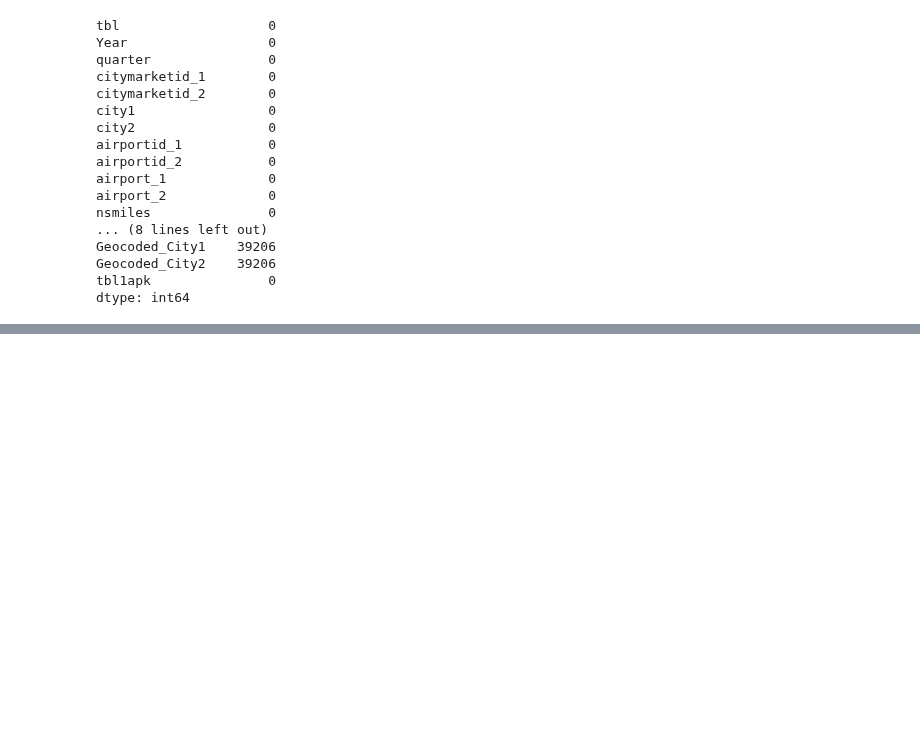
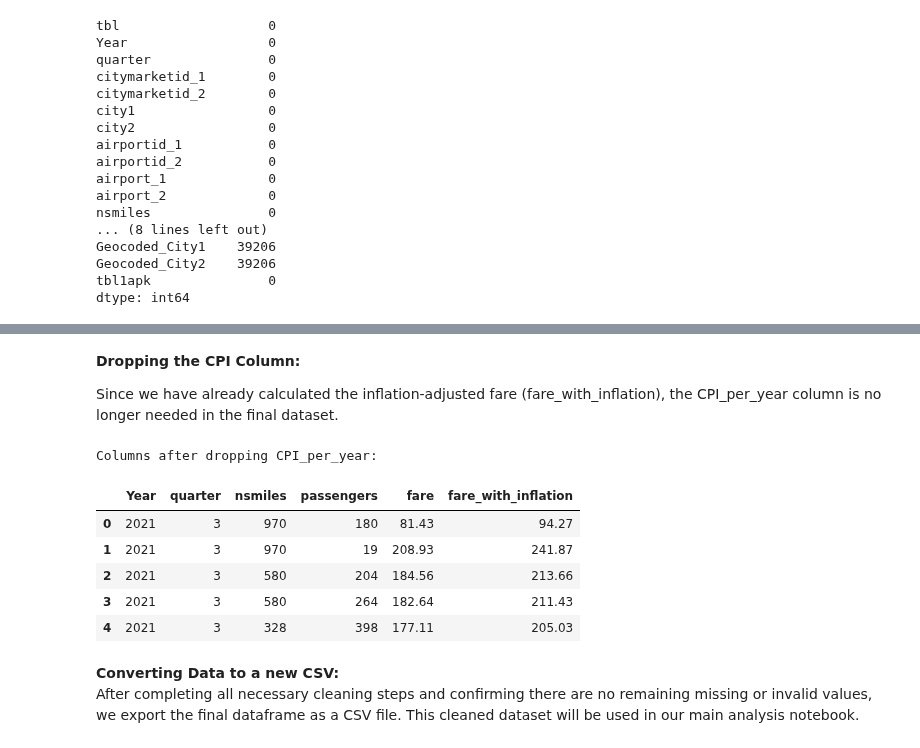
Before and after one commit to RamirezDevOps/us-airfare-trend-analysis, a Jupyter notebook: dataCleaning.ipynb, the cells around one changed output, grey strips where cells are left out. Drawn from its saved outputs; the diff is of its cells as text; code cells hidden in the pictures; blank space fills up the shorter version.

```diff
--- a/dataCleaning.ipynb
+++ b/dataCleaning.ipynb
@@ -131,0 +352,11 @@ dtype: int64
+# %%
+base_cpi = cpi_per_year_us_df.loc[cpi_per_year_us_df['Year'] == 2024, 'CPI_per_year'].iloc[0]
+
+year_to_cpi = cpi_per_year_us_df.set_index('Year')['CPI_per_year']
+
+original_cpi = flights_and_inflation_df['Year'].map(year_to_cpi)
+
+flights_and_inflation_df['fare_with_inflation'] = np.round((flights_and_inflation_df['fare'] * (base_cpi / original_cpi)), 2)
+
+print("Preview of inflation-adjusted fare:")
+print(flights_and_inflation_df[['Year', 'fare', 'fare_with_inflation']].head())
@@ -131,0 +386,20 @@ dtype: int64
+# %% [markdown]
+**Dropping the CPI Column:**
+
+Since we have already calculated the inflation-adjusted fare (fare_with_inflation), the CPI_per_year column is no longer needed in the final dataset.
+# %%
+flights_and_inflation_df = flights_and_inflation_df.drop(columns=['CPI_per_year'])
+
+print("Columns after dropping CPI_per_year:")
+flights_and_inflation_df.head()
+# %% [output]
+Columns after dropping CPI_per_year:
+|  | Year | quarter | nsmiles | passengers | fare | fare_with_inflation |
+| 0 | 2021 | 3 | 970 | 180 | 81.43 | 94.27 |
+| 1 | 2021 | 3 | 970 | 19 | 208.93 | 241.87 |
+| 2 | 2021 | 3 | 580 | 204 | 184.56 | 213.66 |
+| 3 | 2021 | 3 | 580 | 264 | 182.64 | 211.43 |
+| 4 | 2021 | 3 | 328 | 398 | 177.11 | 205.03 |
+# %% [markdown]
+**Converting Data to a new CSV:**\
+After completing all necessary cleaning steps and confirming there are no remaining missing or invalid values, we export the final dataframe as a CSV file. This cleaned dataset will be used in our main analysis notebook.
```
Also changed, not shown: parts of 33 cells of this notebook, 2 other files.
